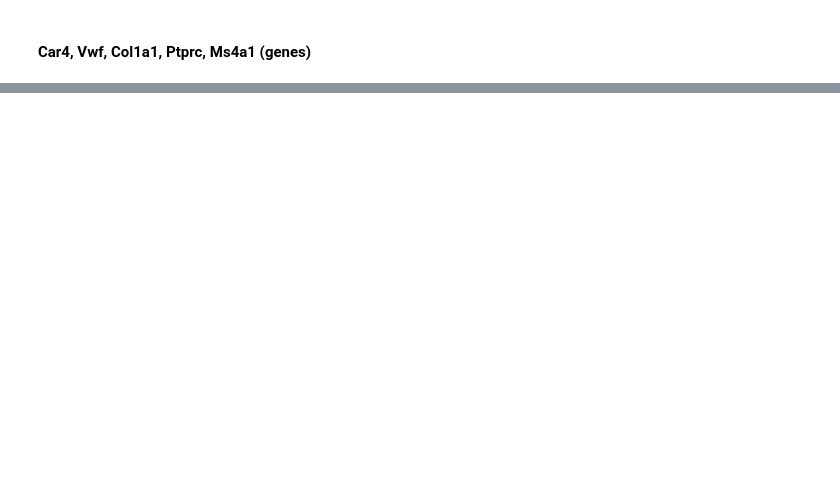
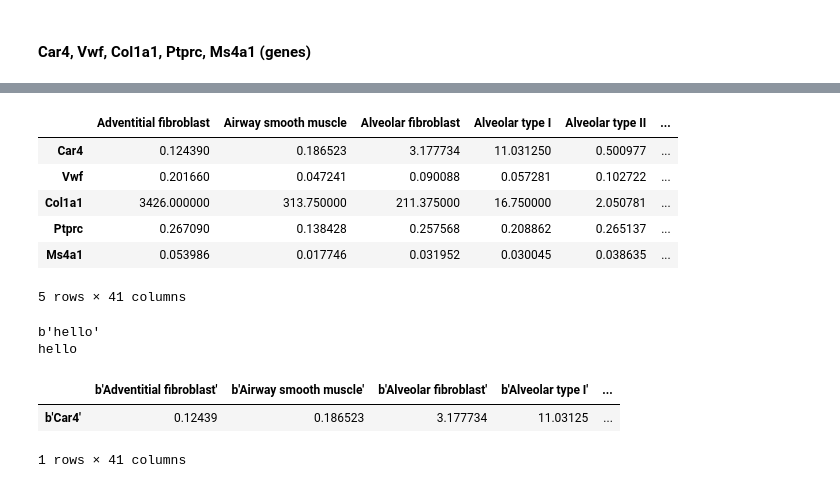
Before and after one commit to fabilab/data-compression-and-APIs-for-cell-atlases, a Jupyter notebook: condensed_lung_atlas-main/h5 file dataset.ipynb, the cells around one changed output, grey strips where cells are left out. Cells and saved outputs as stored; diff of their text form; code cells hidden in the pictures; blank space fills up the shorter version.

Commit message:
convert index and columns name from binary string to string. Select 5 genes of interest for plotting

```diff
--- a/condensed_lung_atlas-main/h5 file dataset.ipynb
+++ b/condensed_lung_atlas-main/h5 file dataset.ipynb
@@ -144,4 +205,4 @@ pd.DataFrame(data=np.array(h5['cell_type_dataset']['cell_count']['block0_values'
 | b'Nonproliferative embryonic EC_H... | 1 |
 108 rows × 1 columns
 # %%
-pd.DataFrame(data=np.array(h5['cell_type']['gene_expression_average']['block0_values']),index=np.array(h5['cell_type']['gene_expression_average']['axis1']),columns=np.array(h5['cell_type']['gene_expression_average']['axis0'])).T
+test_df = pd.DataFrame(data=np.array(h5['cell_type']['gene_expression_average']['block0_values']),index=np.array(h5['cell_type']['gene_expression_average']['axis1']),columns=np.array(h5['cell_type']['gene_expression_average']['axis0'])).T
@@ -163,0 +227,43 @@ pd.DataFrame(data=np.array(h5['cell_type']['gene_expression_average']['block0_va
+# %%
+# convert index from binary to string
+new_index = []
+for i in test_df.index:
+    new_index.append(i.decode('utf-8'))
+# %%
+# convert column name from binary to string
+new_column_name = []
+for i in test_df.columns:
+    new_column_name.append(i.decode('utf-8'))
+# %%
+test_df.index=new_index
+test_df.columns=new_column_name
+# %%
+test_df.filter(items = ['Car4','Vwf', 'Col1a1', 'Ptprc', 'Ms4a1'], axis=0)
+# %% [output]
+|  | Adventitial fibroblast | Airway smooth muscle | Alveolar fibroblast | Alveolar type I | Alveolar type II | ... |
+| Car4 | 0.124390 | 0.186523 | 3.177734 | 11.031250 | 0.500977 | ... |
+| Vwf | 0.201660 | 0.047241 | 0.090088 | 0.057281 | 0.102722 | ... |
+| Col1a1 | 3426.000000 | 313.750000 | 211.375000 | 16.750000 | 2.050781 | ... |
+| Ptprc | 0.267090 | 0.138428 | 0.257568 | 0.208862 | 0.265137 | ... |
+| Ms4a1 | 0.053986 | 0.017746 | 0.031952 | 0.030045 | 0.038635 | ... |
+5 rows × 41 columns
+# %%
+# column and index names are in bytes (not string)
+# to convert string to byte
+# do this
+string_val = 'hello'
+byte_val = bytes(string_val, 'utf-8')
+print(byte_val)
+
+# reverse operation
+original_string_val = byte_val.decode('utf-8')
+print(original_string_val)
+# %% [output]
+b'hello'
+hello
+# %%
+test_df.filter(items = [bytes("Car4", 'utf-8')], axis=0)
+# %% [output]
+|  | b'Adventitial fibroblast' | b'Airway smooth muscle' | b'Alveolar fibroblast' | b'Alveolar type I' | ... |
+| b'Car4' | 0.12439 | 0.186523 | 3.177734 | 11.03125 | ... |
+1 rows × 41 columns
```
Also changed, not shown: parts of 14 cells of this notebook.
